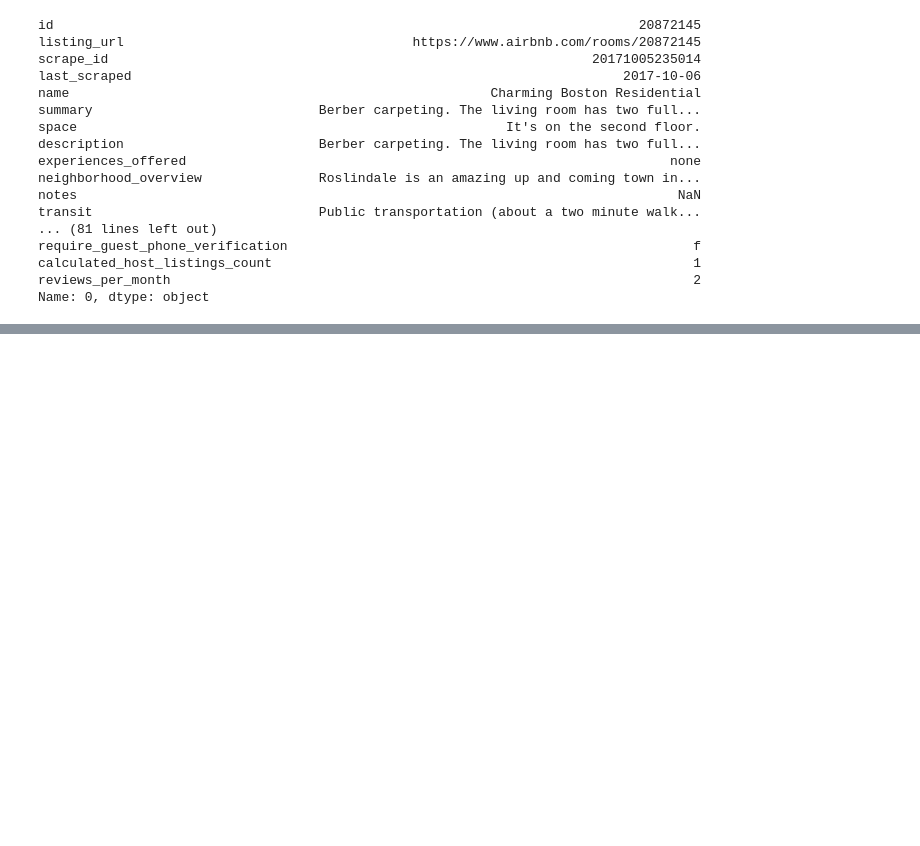
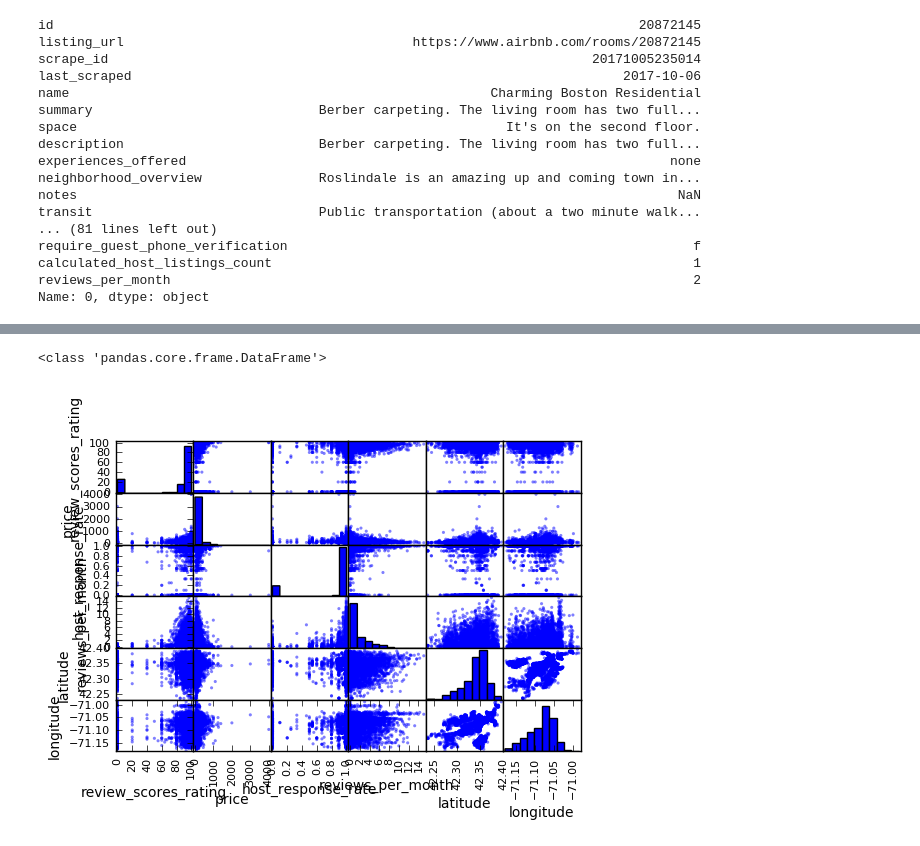
Before and after one commit to moranse/20171104-MichiganDatathon, a Jupyter notebook: notebook/Pengji.ipynb, the cells around one changed output, grey strips where cells are left out. Drawn from its saved outputs; the diff is of its cells as text; code cells hidden in the pictures; blank space fills up the shorter version.

```diff
--- a/notebook/Pengji.ipynb
+++ b/notebook/Pengji.ipynb
@@ -194,0 +193,9 @@ Name: amenities, Length: 4870, dtype: object
+# %%
+listings.dtypes
+# for amenities in amenity_dic.keys():
+#     listings=listings.drop([amenities],axis=1)
+listings=listings.drop('',1)
+listings=listings.drop('neighbourhood_group_cleansed',1)
+listings=listings.drop('square_feet',1)
+
+listings.dtypes
@@ -194,0 +220,10 @@ Name: amenities, Length: 4870, dtype: object
+# %%
+# Scatterplot Matrix
+import matplotlib.pyplot as plt
+import pandas
+from pandas.plotting import scatter_matrix
+# numerical_listings=listings._get_numeric_data()
+numerical_listings=listings.select_dtypes(include=['float64'])
+print(numerical_listings.dtypes)
+# scatter_matrix(numerical_listings)
+# plt.show()
@@ -194,0 +248,12 @@ Name: amenities, Length: 4870, dtype: object
+# %%
+numerical_listings=numerical_listings.fillna(value=0.0)
+numerical_listings.loc[1]
+data = numerical_listings[['review_scores_rating','price','host_response_rate','reviews_per_month','latitude','longitude']]
+# data=numerical_listings['review_scores_rating','price','host_response_rate','reviews_per_month','latitude','longitude']
+print(type(data))
+data.dtypes
+scatter_matrix(data)
+plt.show()
+# %% [output]
+<class 'pandas.core.frame.DataFrame'>
+[figure, added]
```
Also changed, not shown: parts of 8 cells of this notebook.
